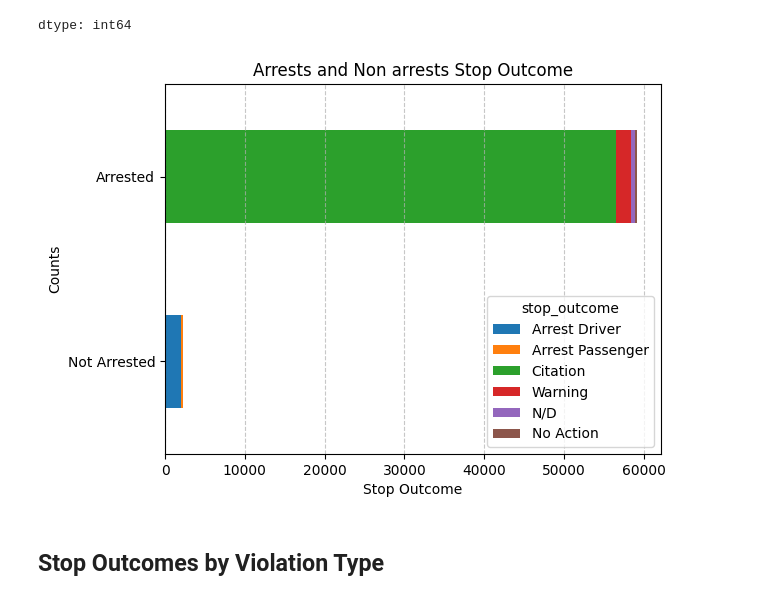
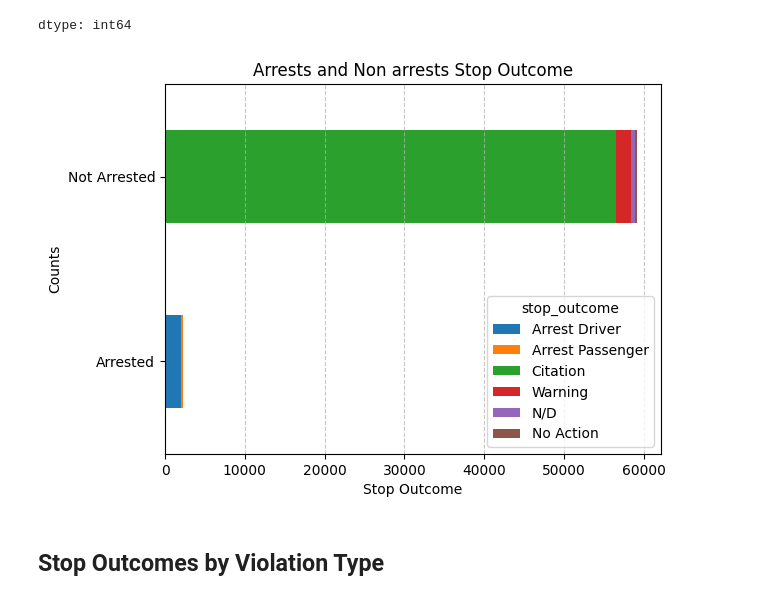
Before and after one commit to AditiShetti/Police-Stops-Data-Analysis-, a Jupyter notebook: Police_dataset_DA.ipynb, the cells around one changed output. Cells and saved outputs as stored; diff of their text form; code cells hidden in the pictures.

```diff
--- a/Police_dataset_DA.ipynb
+++ b/Police_dataset_DA.ipynb
@@ -716,16 +776,16 @@ dtype: int64
 # %%
 arrests_and_non_arrests=pd.DataFrame([arrested,not_arrested])
 
 arrests_and_non_arrests.plot(kind='barh', stacked=True)
 plt.title('Arrests and Non arrests Stop Outcome')
 plt.xlabel('Stop Outcome')
-plt.yticks([0,1],['Not Arrested','Arrested'])
+plt.yticks([0,1],['Arrested','Not Arrested'])
 plt.ylabel('Counts')
 plt.grid(axis='x', linestyle='--', alpha=0.7)
 
 plt.show()
 # %% [output]
-[figure, old version]
+[figure, new version]
 # %% [markdown]
  ## Stop Outcomes by Violation Type
 # %%
```
Also changed, not shown: parts of 29 cells of this notebook.
